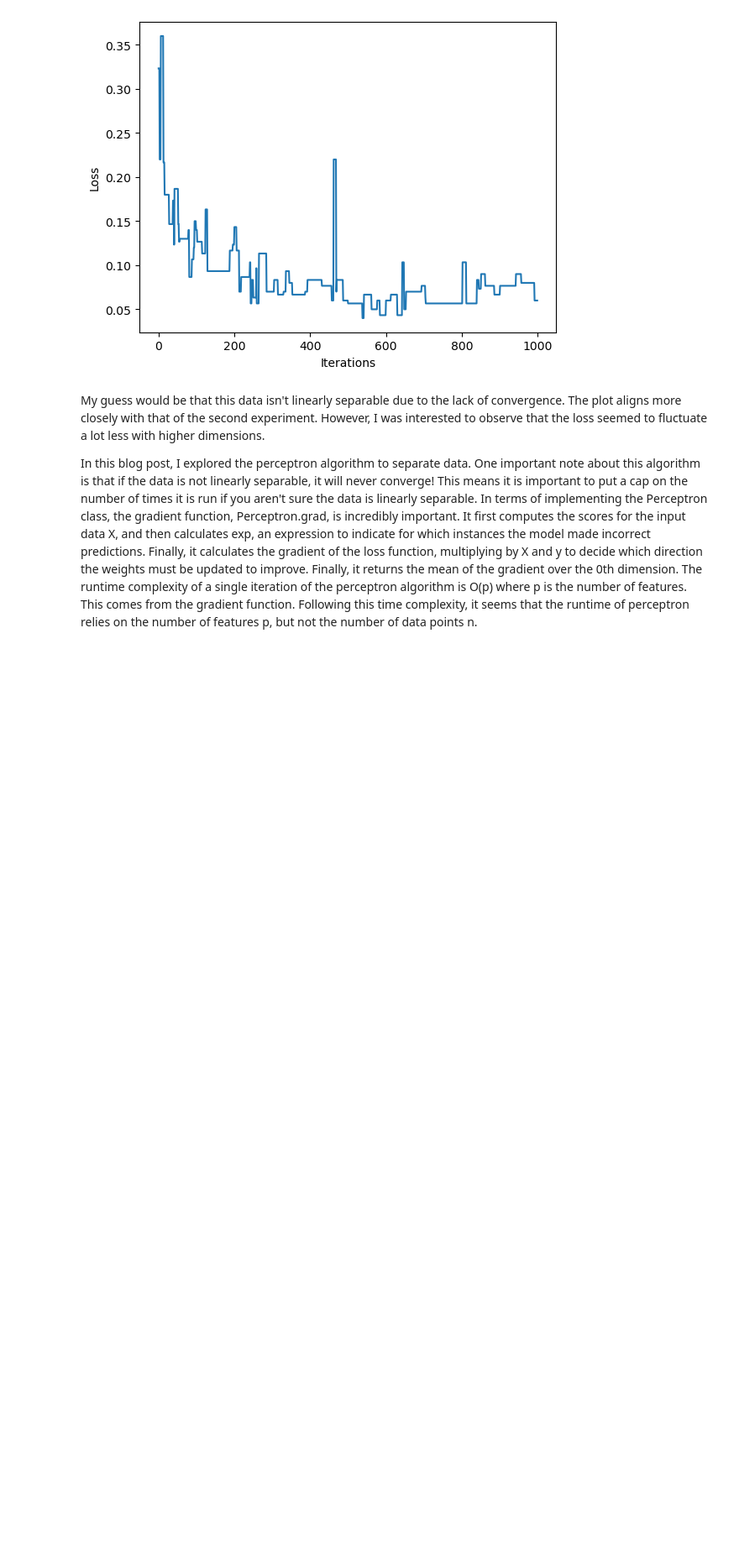
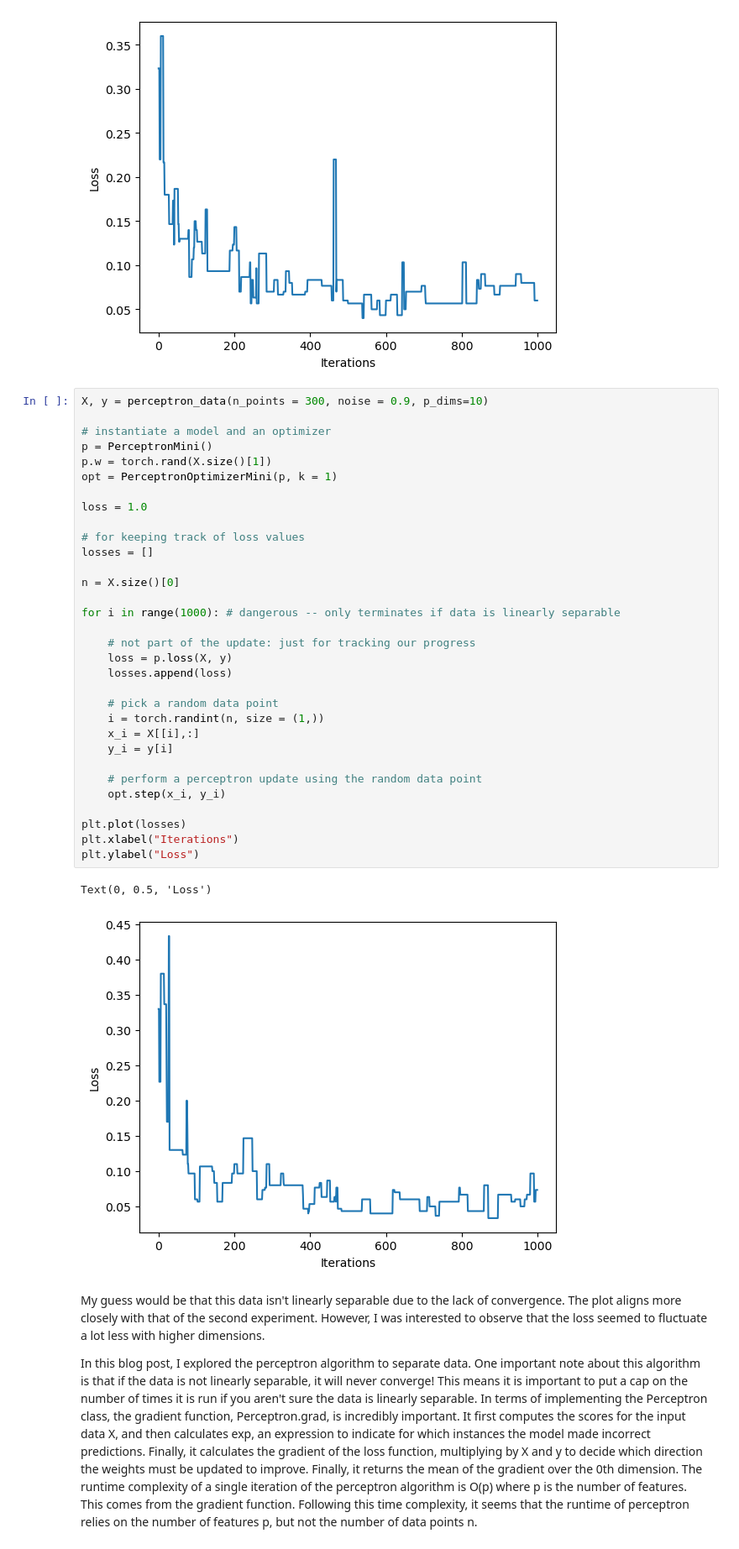
Before and after one commit to ShadowedSpace/ShadowedSpace.github.io, a Jupyter notebook: posts/BP6/BP6.ipynb, the cells around one changed output. Shown at 84% size. Drawn from its saved outputs; the diff is of its cells as text; blank space fills up the shorter version.

```diff
--- a/posts/BP6/BP6.ipynb
+++ b/posts/BP6/BP6.ipynb
@@ -189,6 +191,41 @@ plt.ylabel("Loss")
 # %% [output]
 Text(0, 0.5, 'Loss')
 [figure]
+# %%
+X, y = perceptron_data(n_points = 300, noise = 0.9, p_dims=10)
+
+# instantiate a model and an optimizer
+p = PerceptronMini()
+p.w = torch.rand(X.size()[1])
+opt = PerceptronOptimizerMini(p, k = 1)
+
+loss = 1.0
+
+# for keeping track of loss values
+losses = []
+
+n = X.size()[0]
+
+for i in range(1000): # dangerous -- only terminates if data is linearly separable
+
+    # not part of the update: just for tracking our progress
+    loss = p.loss(X, y)
+    losses.append(loss)
+
+    # pick a random data point
+    i = torch.randint(n, size = (1,))
+    x_i = X[[i],:]
+    y_i = y[i]
+
+    # perform a perceptron update using the random data point
+    opt.step(x_i, y_i)
+
+plt.plot(losses)
+plt.xlabel("Iterations")
+plt.ylabel("Loss")
+# %% [output]
+Text(0, 0.5, 'Loss')
+[figure, added]
 # %% [markdown]
 My guess would be that this data isn't linearly separable due to the lack of convergence. The plot aligns more closely with that of the second experiment. However, I was interested to observe that the loss seemed to fluctuate a lot less with higher dimensions.
 
```
Also changed, not shown: parts of 3 cells of this notebook, 21 other files.
